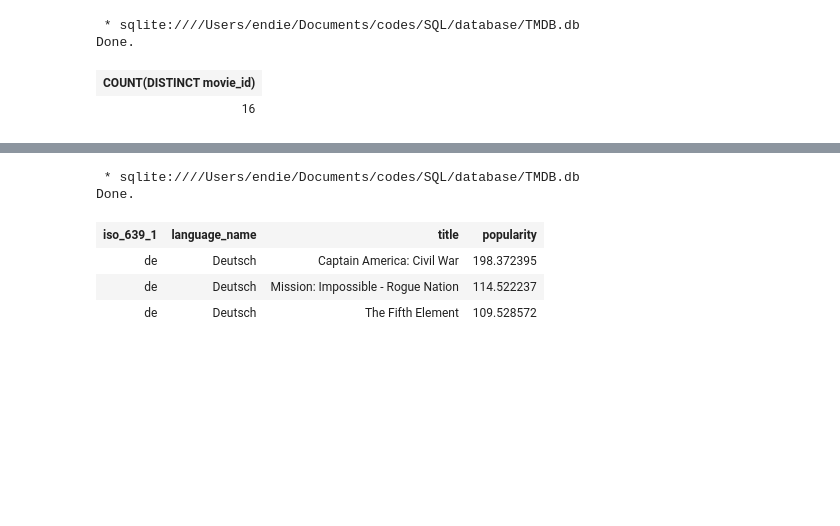
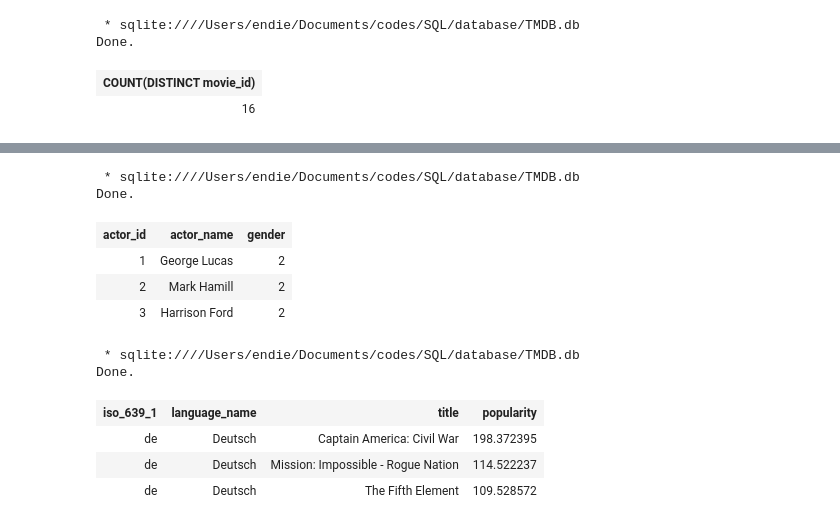
Before and after one commit to endiesworld/SQL_practice, a Jupyter notebook: TMDB-x-1959/1_SQL_in_jupyter.ipynb, the cells around one changed output, grey strips where cells are left out. Saved outputs shown, nothing was run; the diff lists cells and outputs as text; code cells hidden in the pictures; blank space fills up the shorter version.

Commit message:
Updated TMDB questions and ans solution

```diff
--- a/TMDB-x-1959/1_SQL_in_jupyter.ipynb
+++ b/TMDB-x-1959/1_SQL_in_jupyter.ipynb
@@ -225,3 +229,15 @@ Done.
+# %%
+%%sql
+SELECT *
+FROM actors
+LIMIT 3
+# %% [output]
+ * sqlite:////Users/endie/Documents/codes/SQL/database/TMDB.db
+Done.
+| actor_id | actor_name | gender |
+| 1 | George Lucas | 2 |
+| 2 | Mark Hamill | 2 |
+| 3 | Harrison Ford | 2 |
 # %%
 %%sql
 --What is the most popular action movie that has some German in it? (Hint: The German word for German is Deutsch)
```
Also changed, not shown: parts of 1 cell of this notebook.
